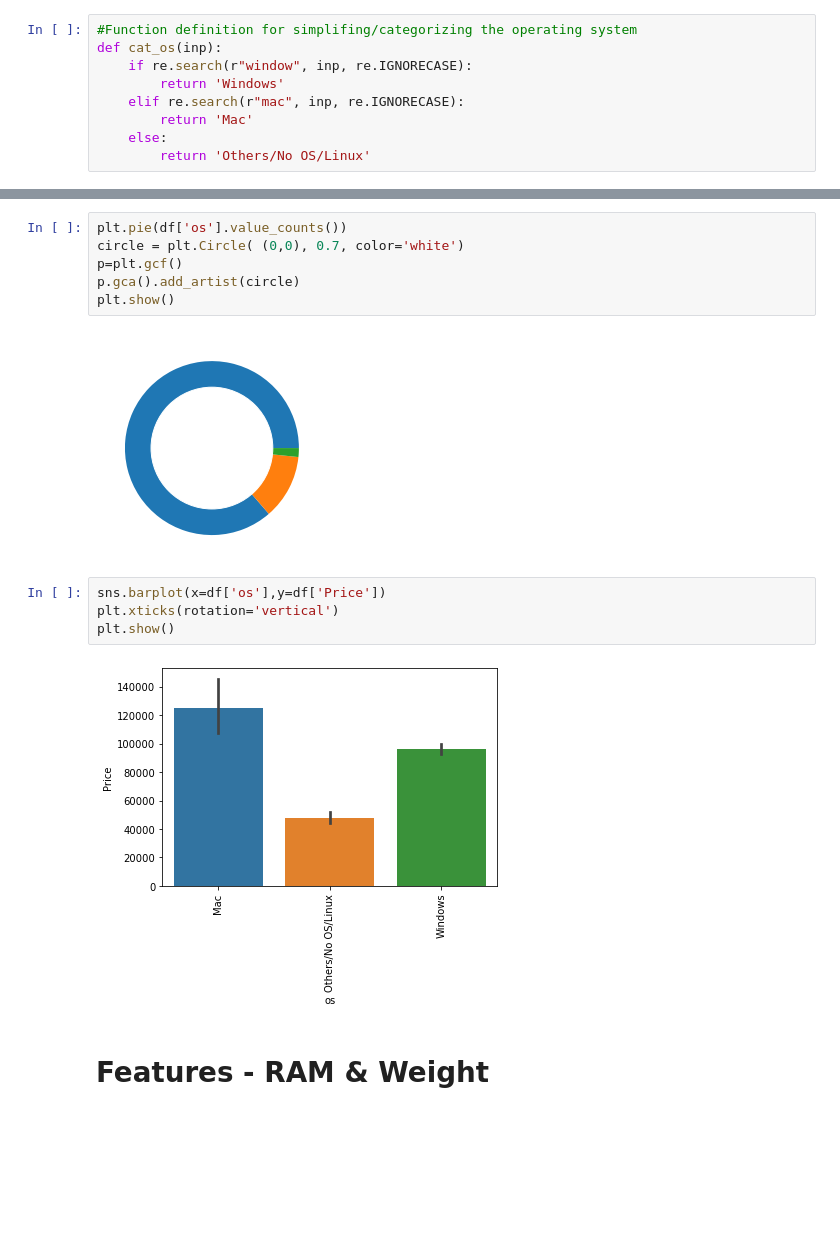
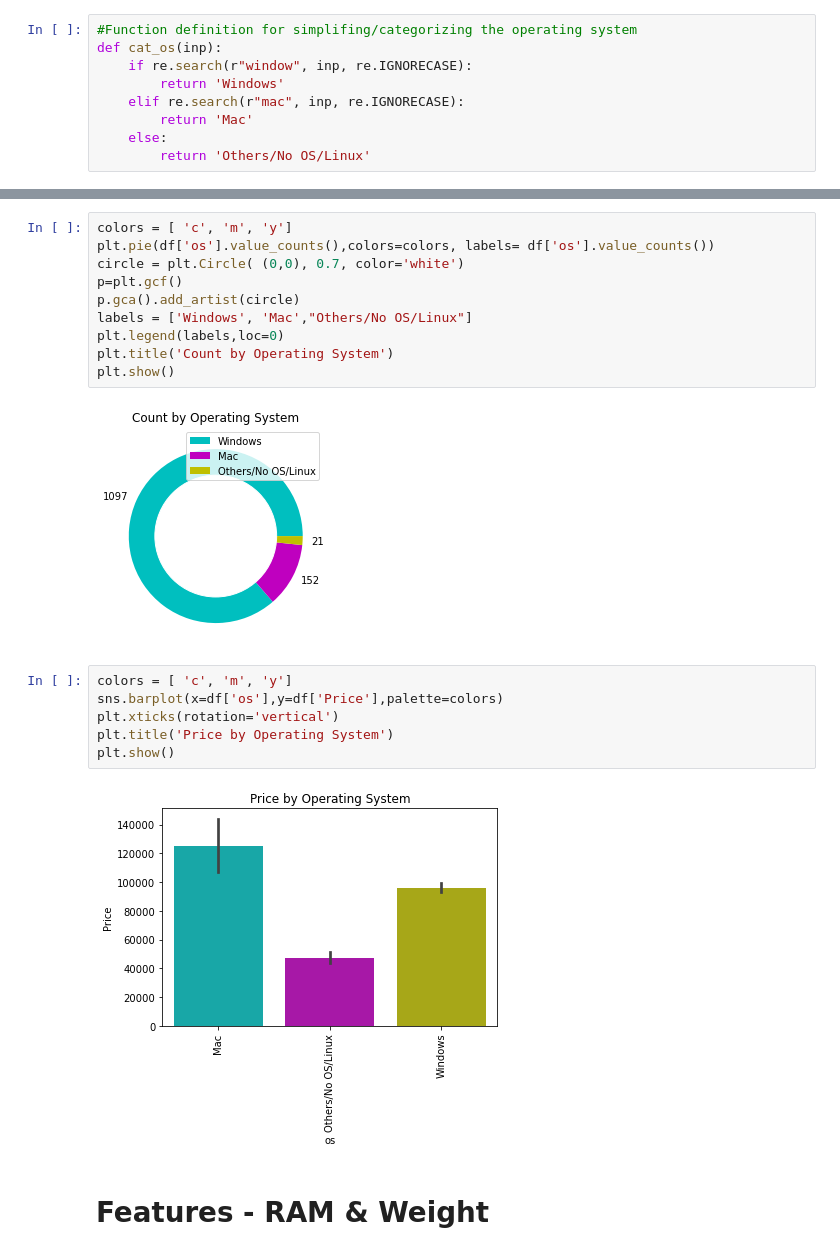
Before and after one commit to mrrachitchugh/UCDPA_RachitChugh, a Jupyter notebook: UCDPA_RachitChugh_CODE_LapPricePrediction.ipynb, the cells around one changed output, grey strips where cells are left out. Cells and saved outputs as stored; diff of their text form; blank space fills up the shorter version.

```diff
--- a/UCDPA_RachitChugh_CODE_LapPricePrediction.ipynb
+++ b/UCDPA_RachitChugh_CODE_LapPricePrediction.ipynb
@@ -292,17 +323,23 @@ df.sample(5)
 # %%
-plt.pie(df['os'].value_counts())
+colors = [ 'c', 'm', 'y']
+plt.pie(df['os'].value_counts(),colors=colors, labels= df['os'].value_counts())
 circle = plt.Circle( (0,0), 0.7, color='white')
 p=plt.gcf()
 p.gca().add_artist(circle)
+labels = ['Windows', 'Mac',"Others/No OS/Linux"]
+plt.legend(labels,loc=0)
+plt.title('Count by Operating System')
 plt.show()
 # %% [output]
-[figure, old version]
+[figure, new version]
 # %%
-sns.barplot(x=df['os'],y=df['Price'])
+colors = [ 'c', 'm', 'y']
+sns.barplot(x=df['os'],y=df['Price'],palette=colors)
 plt.xticks(rotation='vertical')
+plt.title('Price by Operating System')
 plt.show()
 # %% [output]
-[figure, old version]
+[figure, new version]
 # %% [markdown]
 #    Features - RAM & Weight
 # %%
```
Also changed, not shown: parts of 37 cells of this notebook.
